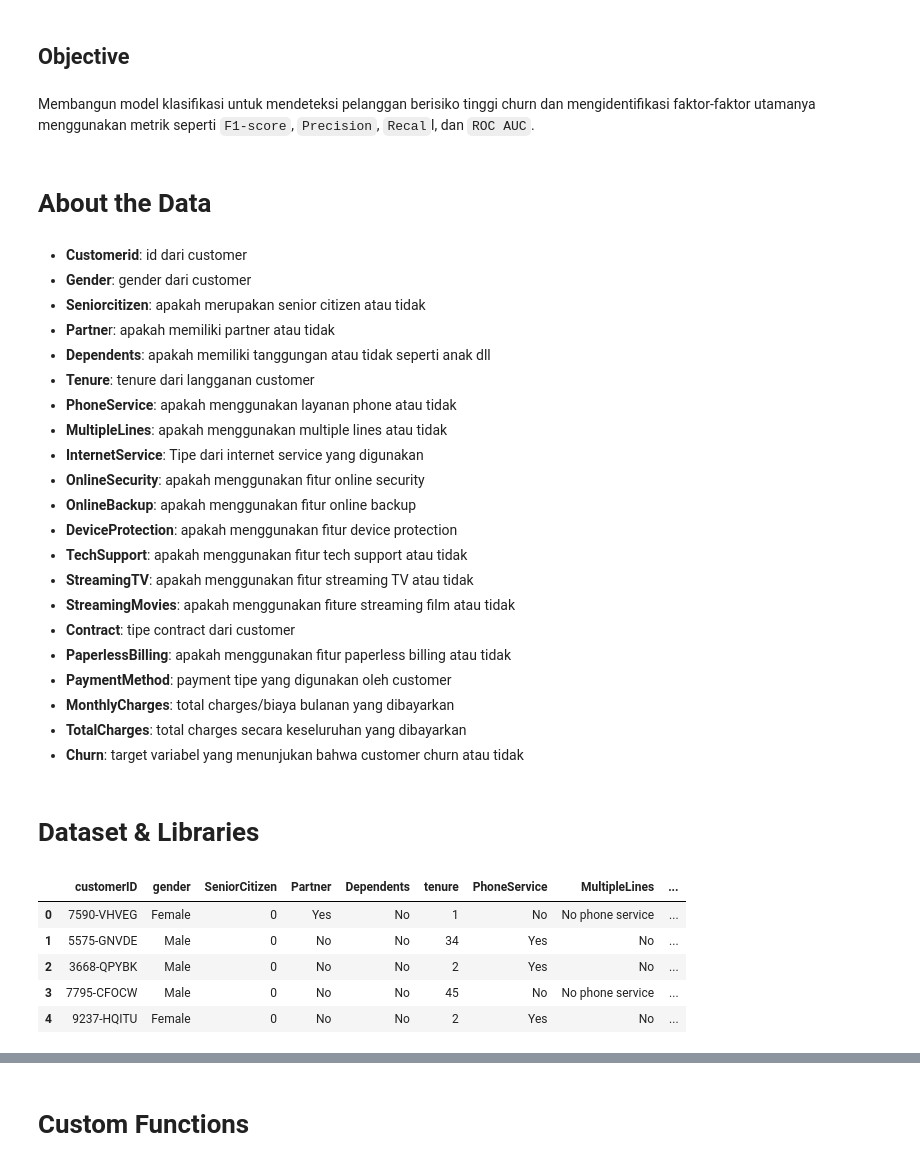
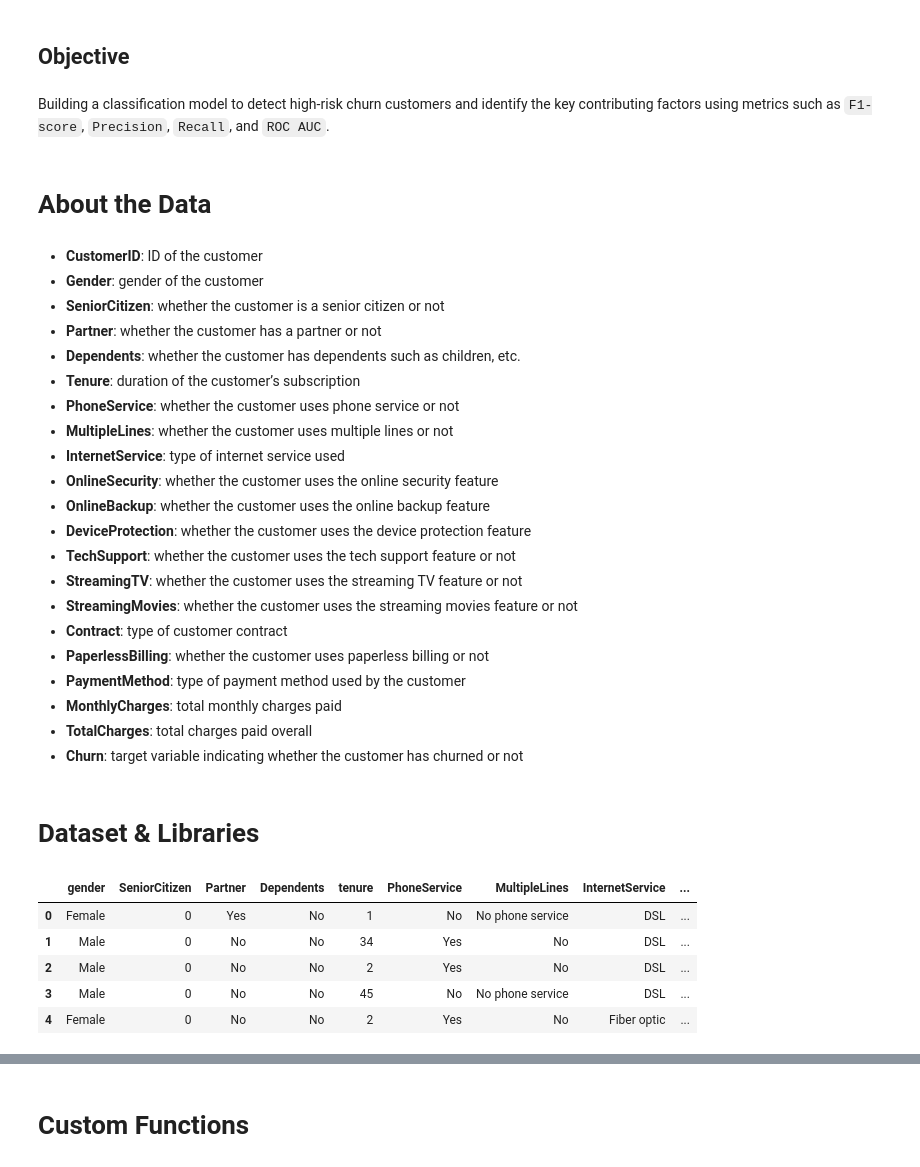
Before and after one commit to azizp128/data-science-projects, a Jupyter notebook: telco-customer-churn-prediction/notebook.ipynb, the cells around one changed output, grey strips where cells are left out. Drawn from its saved outputs; the diff is of its cells as text; code cells hidden in the pictures.

```diff
--- a/telco-customer-churn-prediction/notebook.ipynb
+++ b/telco-customer-churn-prediction/notebook.ipynb
@@ -11,31 +11,31 @@ Mengembangkan model prediktif yang mampu **mengidentifikasi pelanggan yang kemun
 # %% [markdown]
 ## Objective
 # %% [markdown]
-Membangun model klasifikasi untuk mendeteksi pelanggan berisiko tinggi churn dan mengidentifikasi faktor-faktor utamanya menggunakan metrik seperti `F1-score`, `Precision`, `Recal`l, dan `ROC AUC`.
+Building a classification model to detect high-risk churn customers and identify the key contributing factors using metrics such as `F1-score`, `Precision`, `Recall`, and `ROC AUC`.
 # %% [markdown]
 # About the Data
 # %% [markdown]
-- **Customerid**: id dari customer
-- **Gender**: gender dari customer
-- **Seniorcitizen**: apakah merupakan senior citizen atau tidak
-- **Partne**r: apakah memiliki partner atau tidak
-- **Dependents**: apakah memiliki tanggungan atau tidak seperti anak dll
-- **Tenure**: tenure dari langganan customer
-- **PhoneService**: apakah menggunakan layanan phone atau tidak
-- **MultipleLines**: apakah menggunakan multiple lines atau tidak
-- **InternetService**: Tipe dari internet service yang digunakan
-- **OnlineSecurity**: apakah menggunakan fitur online security
-- **OnlineBackup**: apakah menggunakan fitur online backup
-- **DeviceProtection**: apakah menggunakan fitur device protection
-- **TechSupport**: apakah menggunakan fitur tech support atau tidak
-- **StreamingTV**: apakah menggunakan fitur streaming TV atau tidak
-- **StreamingMovies**: apakah menggunakan fiture streaming film atau tidak
-- **Contract**: tipe contract dari customer
-- **PaperlessBilling**: apakah menggunakan fitur paperless billing atau tidak
-- **PaymentMethod**: payment tipe yang digunakan oleh customer
-- **MonthlyCharges**: total charges/biaya bulanan yang dibayarkan
-- **TotalCharges**: total charges secara keseluruhan yang dibayarkan
-- **Churn**: target variabel yang menunjukan bahwa customer churn atau tidak
+* **CustomerID**: ID of the customer
+* **Gender**: gender of the customer
+* **SeniorCitizen**: whether the customer is a senior citizen or not
+* **Partner**: whether the customer has a partner or not
+* **Dependents**: whether the customer has dependents such as children, etc.
+* **Tenure**: duration of the customer’s subscription
+* **PhoneService**: whether the customer uses phone service or not
+* **MultipleLines**: whether the customer uses multiple lines or not
+* **InternetService**: type of internet service used
+* **OnlineSecurity**: whether the customer uses the online security feature
+* **OnlineBackup**: whether the customer uses the online backup feature
+* **DeviceProtection**: whether the customer uses the device protection feature
+* **TechSupport**: whether the customer uses the tech support feature or not
+* **StreamingTV**: whether the customer uses the streaming TV feature or not
+* **StreamingMovies**: whether the customer uses the streaming movies feature or not
+* **Contract**: type of customer contract
+* **PaperlessBilling**: whether the customer uses paperless billing or not
+* **PaymentMethod**: type of payment method used by the customer
+* **MonthlyCharges**: total monthly charges paid
+* **TotalCharges**: total charges paid overall
+* **Churn**: target variable indicating whether the customer has churned or not
 # %% [markdown]
 # Dataset & Libraries
 # %%
@@ -71,15 +71,15 @@ from sklearn.feature_selection import SelectFromModel
 from imblearn.under_sampling import RandomUnderSampler
 from imblearn.pipeline import Pipeline as ImbPipeline
 # %%
-df = pd.read_csv("Telecom_Customers_Churn.csv")
+df = pd.read_csv("telecom_customers_churn.csv").drop('customerID', axis=1)
 df.head()
 # %% [output]
-|  | customerID | gender | SeniorCitizen | Partner | Dependents | tenure | PhoneService | MultipleLines | ... |
-| 0 | 7590-VHVEG | Female | 0 | Yes | No | 1 | No | No phone service | ... |
-| 1 | 5575-GNVDE | Male | 0 | No | No | 34 | Yes | No | ... |
-| 2 | 3668-QPYBK | Male | 0 | No | No | 2 | Yes | No | ... |
-| 3 | 7795-CFOCW | Male | 0 | No | No | 45 | No | No phone service | ... |
-| 4 | 9237-HQITU | Female | 0 | No | No | 2 | Yes | No | ... |
+|  | gender | SeniorCitizen | Partner | Dependents | tenure | PhoneService | MultipleLines | InternetService | ... |
+| 0 | Female | 0 | Yes | No | 1 | No | No phone service | DSL | ... |
+| 1 | Male | 0 | No | No | 34 | Yes | No | DSL | ... |
+| 2 | Male | 0 | No | No | 2 | Yes | No | DSL | ... |
+| 3 | Male | 0 | No | No | 45 | No | No phone service | DSL | ... |
+| 4 | Female | 0 | No | No | 2 | Yes | No | Fiber optic | ... |
 # %%
 df.info()
 # %% [output]
```
Also changed, not shown: parts of 55 cells of this notebook, 1 other file.
